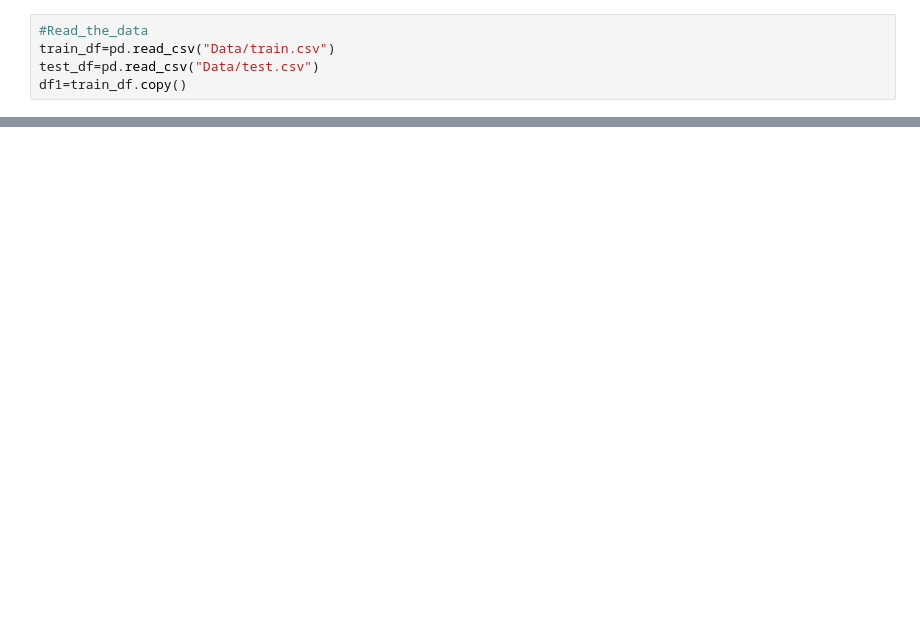
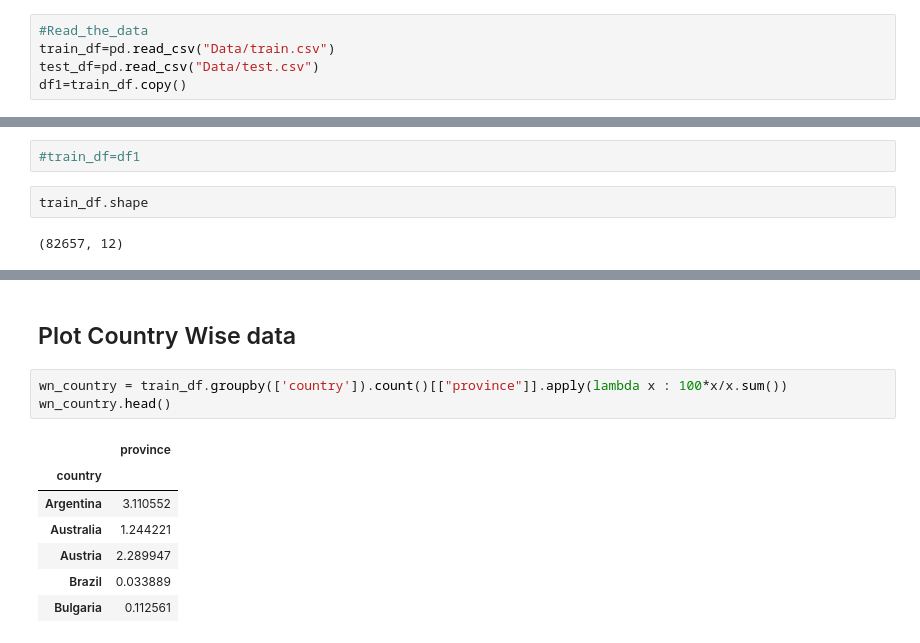
Before and after one commit to bodavijay24/knight, a Jupyter notebook: wine_shop.ipynb, the cells around one changed output, grey strips where cells are left out. Cells and saved outputs as stored; diff of their text form; blank space fills up the shorter version.

```diff
--- a/wine_shop.ipynb
+++ b/wine_shop.ipynb
@@ -17,3 +38,9 @@ train_df = train_df.drop(columns="variety")
+# %%
+#train_df=df1
+# %%
+train_df.shape
+# %% [output]
+(82657, 12)
 # %%
 train_df.head()
 # %% [output]
@@ -23,3 +50,16 @@ train_df.head()
 | 2 | NaN | Italy | Renato Ratti 2007 Conca (Barolo) | Barolo Conca opens with inky dark... | Conca | 94 | 80.0 | Piedmont | ... |
 | 3 | @vossroger | France | Domaine l'Ancienne Cure 2010 L'Ab... | It's impressive what a small addi... | L'Abbaye | 87 | 22.0 | Southwest France | ... |
 | 4 | @vossroger | France | Château du Cèdre 2012 Le Cèdre Vi... | This ripe, sweet wine is rich and... | Le Cèdre Vintage | 88 | 33.0 | France Other | ... |
+# %% [markdown]
+## Plot Country Wise data
+# %%
+wn_country = train_df.groupby(['country']).count()[["province"]].apply(lambda x : 100*x/x.sum())
+wn_country.head()
+# %% [output]
+|  | province |
+| country |  |
+| Argentina | 3.110552 |
+| Australia | 1.244221 |
+| Austria | 2.289947 |
+| Brazil | 0.033889 |
+| Bulgaria | 0.112561 |
```
Also changed, not shown: parts of 43 cells of this notebook.
